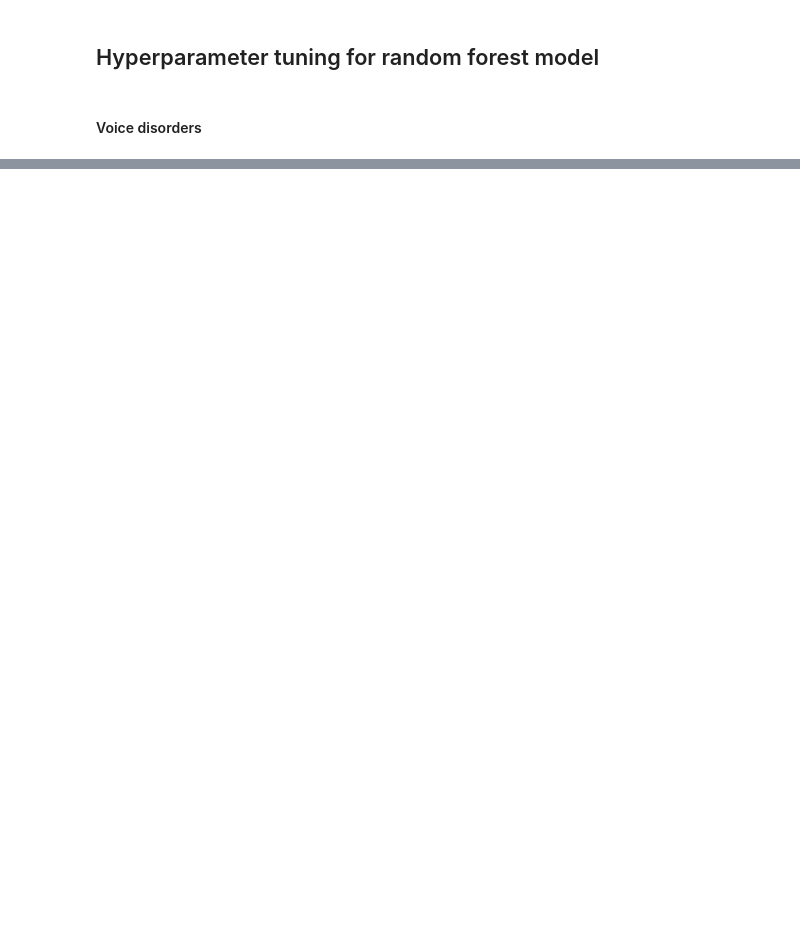
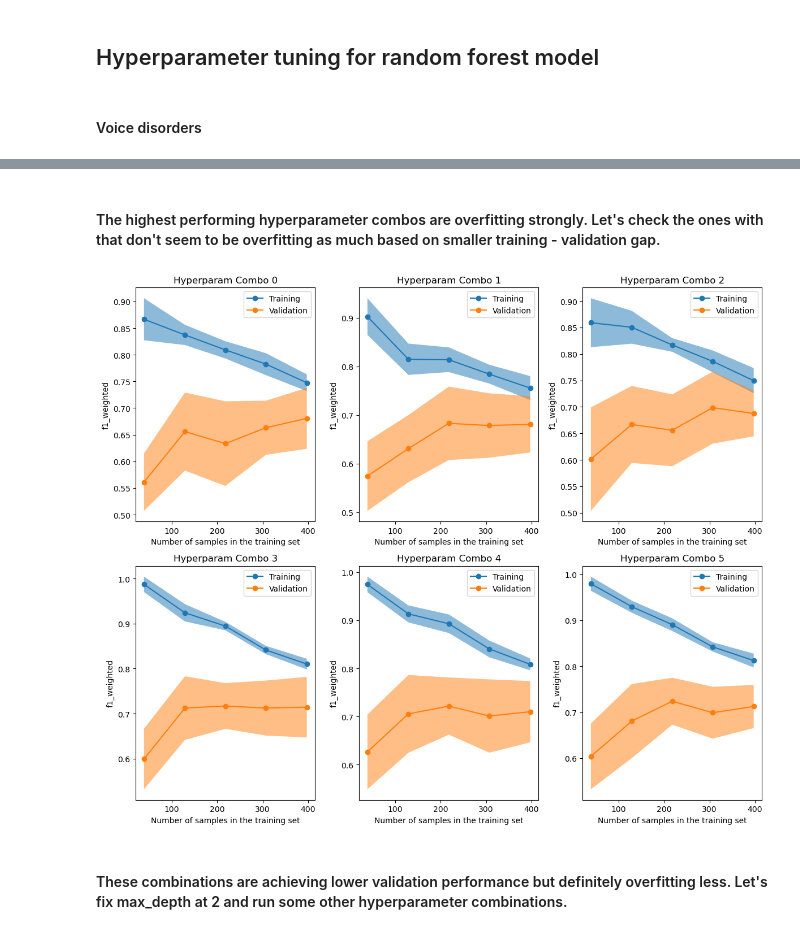
Before and after one commit to zpsheldon/ai-voice-disorder-prediction, a Jupyter notebook: random-forest-tuning.ipynb, the cells around one changed output, grey strips where cells are left out. Drawn from its saved outputs; the diff is of its cells as text; code cells hidden in the pictures; blank space fills up the shorter version.

```diff
--- a/random-forest-tuning.ipynb
+++ b/random-forest-tuning.ipynb
@@ -321,3 +354,38 @@ grid_search_voice["cv_results_df"].sort_values(by="train_minus_val",ascending=Fa
+# %% [markdown]
+#### The highest performing hyperparameter combos are overfitting strongly. Let's check the ones with that don't seem to be overfitting as much based on smaller training - validation gap.
+# %%
+top_params = grid_search_voice["cv_results_df"].sort_values("train_minus_val",ascending=True)[:6]['params'].tolist()
+
+from sklearn.model_selection import LearningCurveDisplay, ShuffleSplit
+
+fig, axes = plt.subplots(nrows=2, ncols=3, figsize=(12, 10))
+
+common_params = {
+    "X": X_ave,
+    "y": y_voice_ave,
+    "train_sizes": np.linspace(0.1, 1.0, 5),
+    "cv": StratifiedKFold(n_splits=10, shuffle=True, random_state=42),
+    "score_type": "both",
+    "n_jobs": 4,
+    "line_kw": {"marker": "o"},
+    "std_display_style": "fill_between",
+    "score_name": "f1_weighted",
+}
+
+for i,(ax,params) in enumerate(zip(axes.flatten(), top_params)):
+    estimator = RandomForestClassifier(**params)
+    LearningCurveDisplay.from_estimator(estimator, **common_params, ax=ax)
+
+    handles, label = ax.get_legend_handles_labels()
+    ax.legend(handles[:2], ["Training", "Validation"])
+    ax.set_title(f"Hyperparam Combo {i}")
+
+plt.tight_layout()
+plt.show()
+# %% [output]
+[figure, added]
+# %% [markdown]
+#### These combinations are achieving lower validation performance but definitely overfitting less. Let's fix max_depth at 2 and run some other hyperparameter combinations.
 # %%
 # Slightly smaller grid for Voice-only tuning to keep runtime reasonable while exploring combinations
 param_grid = {
```
Also changed, not shown: parts of 19 cells of this notebook.
